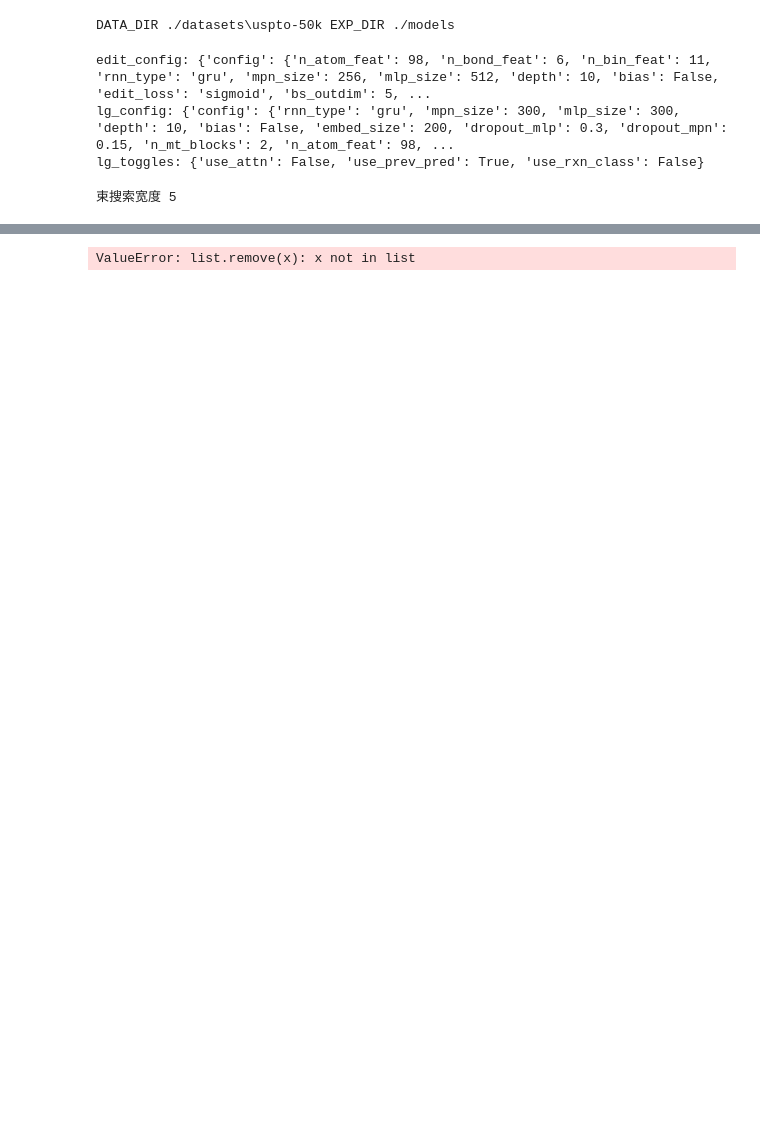
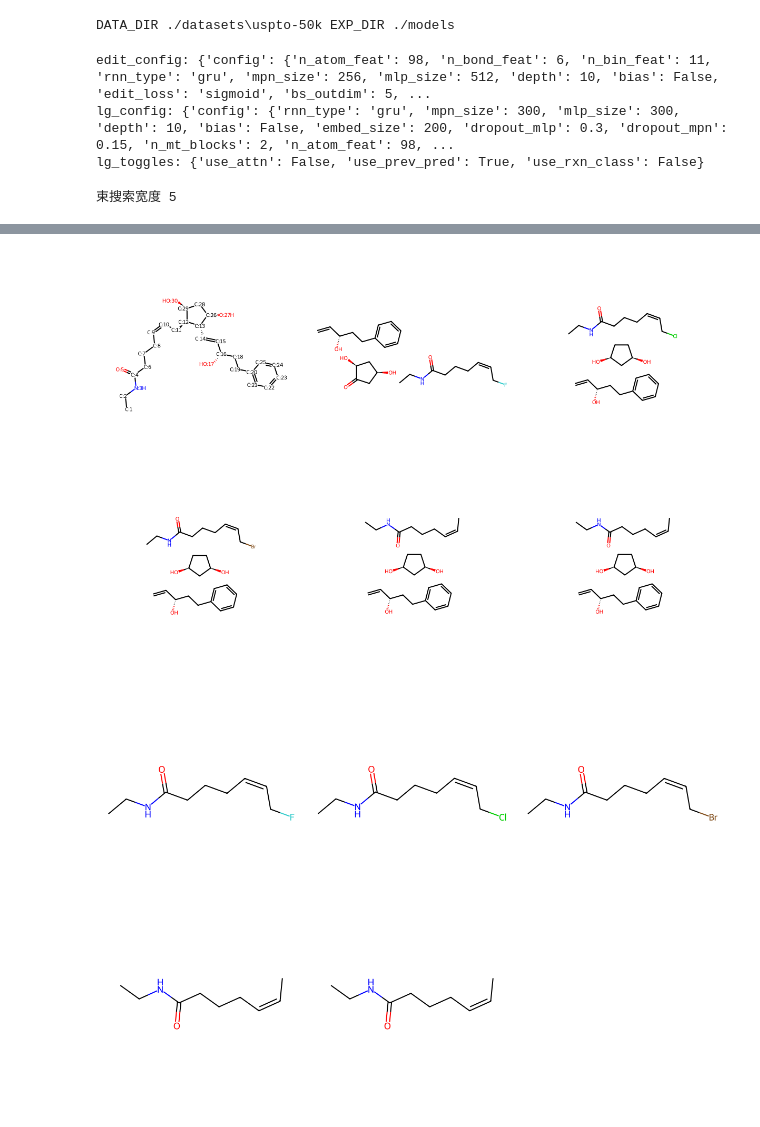
Before and after one commit to Legend-sky/GraphRetro, a Jupyter notebook: broken_two_bonds.ipynb, the cells around one changed output, grey strips where cells are left out. Cells and saved outputs as stored; diff of their text form; code cells hidden in the pictures; blank space fills up the shorter version.

```diff
--- a/broken_two_bonds.ipynb
+++ b/broken_two_bonds.ipynb
@@ -159,6 +159,7 @@ display(img)
 # %%
-# smiles = ['CCNC(=O)CCC/C=C\C[C@H]1[C@H](C[C@H]([C@@H]1/C=C/[C@H](CCC2=CC=CC=C2)O)O)O']
-smiles = ['COC1=CC=C(N2N=C(C3=C2C(N(C4=CC=C(N5CCCCC5=O)C=C4)CC3)=O)C(N)=O)C=C1']
+smiles = ['CCNC(=O)CCC/C=C\C[C@H]1[C@H](C[C@H]([C@@H]1/C=C/[C@H](CCC2=CC=CC=C2)O)O)O']
+# smiles = ['COC1=CC=C(N2N=C(C3=C2C(N(C4=CC=C(N5CCCCC5=O)C=C4)CC3)=O)C(N)=O)C=C1']
+# smiles = ['C[C@@]12[C@@](C(SCF)=O)([C@@H](C[C@]1([C@@]3(C[C@@H](C4=CC(C=C[C@@]4([C@]3([C@H](C2)O)F)C)=O)F)[H])[H])C)OC(CC)=O']
 rxn=[]
 rxn1=[]
 rxn2=[]
@@ -169,8 +170,8 @@ for id,smile in enumerate(smiles):
     # node_list=beam_model.run_edit_step(p)  # 预测反应中心
     node_list=[]
     node_list.append(BeamNode(mol=Chem.Mol(mol)))     # [BeamNode(mol=Chem.Mol(mol))
-    node_list[0].edit=['6:7:1.0:0.0']
-    edit_2 = '17:18:1.0:0.0'
+    node_list[0].edit=['11:12:1.0:0.0']
+    edit_2 = '13:14:1.0:0.0'
     # print('模型预测的断键：',node_list[0].edit)
     new_node_list = []
     step = 0
@@ -263,6 +264,8 @@ for id,smile in enumerate(smiles):
 
     tmp_list2 = beam_model.keep_topk_nodes_new(tmp_list2)  # 选最靠谱的 5 个   现在的tmp_list2元组表示
 
+    tmp_list2 = tmp_list2[:len(rxn1)]   # 保留和第一次断键一样多的离去基团
+
     print('\nstep2\n',step)
 
     for beam_idx, node in enumerate(tmp_list2):
@@ -337 +340,2 @@ choose_num 0
-ValueError: list.remove(x): x not in list
+[figure, added]
+[figure, added]
```
Also changed, not shown: parts of 2 cells of this notebook, 1 other file.
